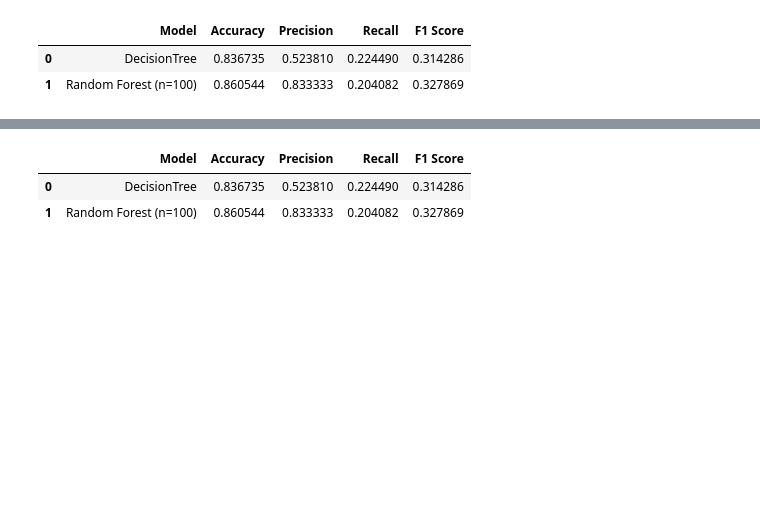
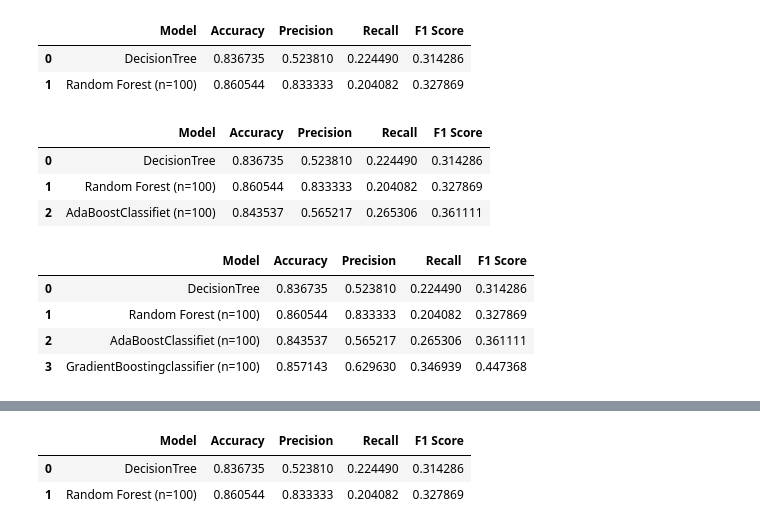
Before and after one commit to aniruddhachoudhury/HR-ATTRITION, a Jupyter notebook: HR ATTRITION.ipynb, the cells around one changed output, grey strips where cells are left out. Cells and saved outputs as stored; diff of their text form; code cells hidden in the pictures; blank space fills up the shorter version.

```diff
--- a/HR ATTRITION.ipynb
+++ b/HR ATTRITION.ipynb
@@ -359,0 +377,7 @@ results
+# %%
+results
+# %% [output]
+|  | Model | Accuracy | Precision | Recall | F1 Score |
+| 0 | DecisionTree | 0.836735 | 0.523810 | 0.224490 | 0.314286 |
+| 1 | Random Forest (n=100) | 0.860544 | 0.833333 | 0.204082 | 0.327869 |
+| 2 | AdaBoostClassifiet (n=100) | 0.843537 | 0.565217 | 0.265306 | 0.361111 |
@@ -359,0 +404,8 @@ results
+# %%
+results
+# %% [output]
+|  | Model | Accuracy | Precision | Recall | F1 Score |
+| 0 | DecisionTree | 0.836735 | 0.523810 | 0.224490 | 0.314286 |
+| 1 | Random Forest (n=100) | 0.860544 | 0.833333 | 0.204082 | 0.327869 |
+| 2 | AdaBoostClassifiet (n=100) | 0.843537 | 0.565217 | 0.265306 | 0.361111 |
+| 3 | GradientBoostingclassifier (n=100) | 0.857143 | 0.629630 | 0.346939 | 0.447368 |
```
Also changed, not shown: parts of 9 cells of this notebook.
